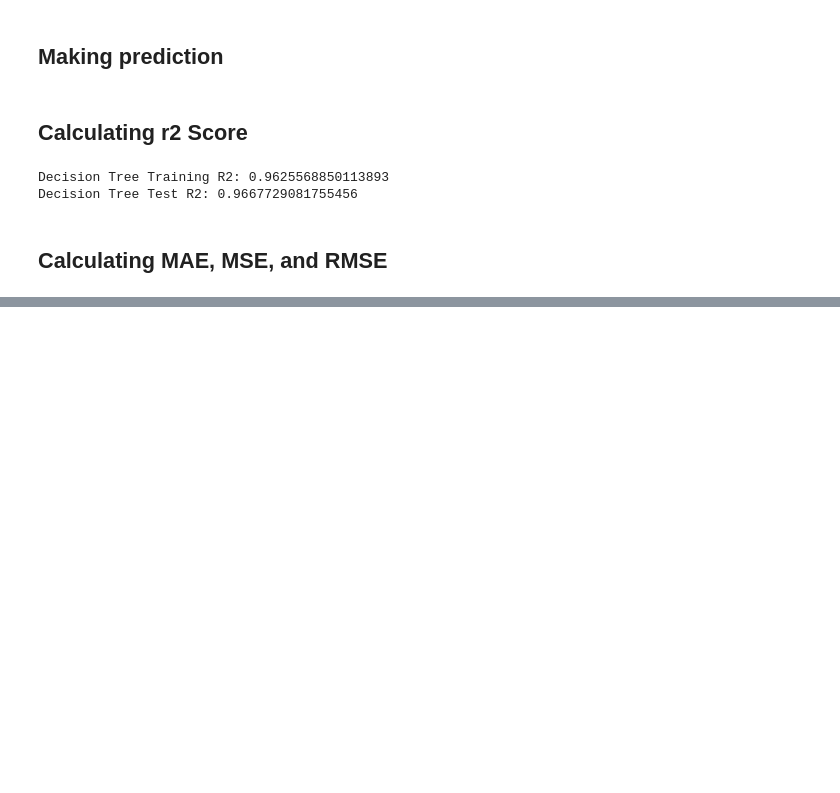
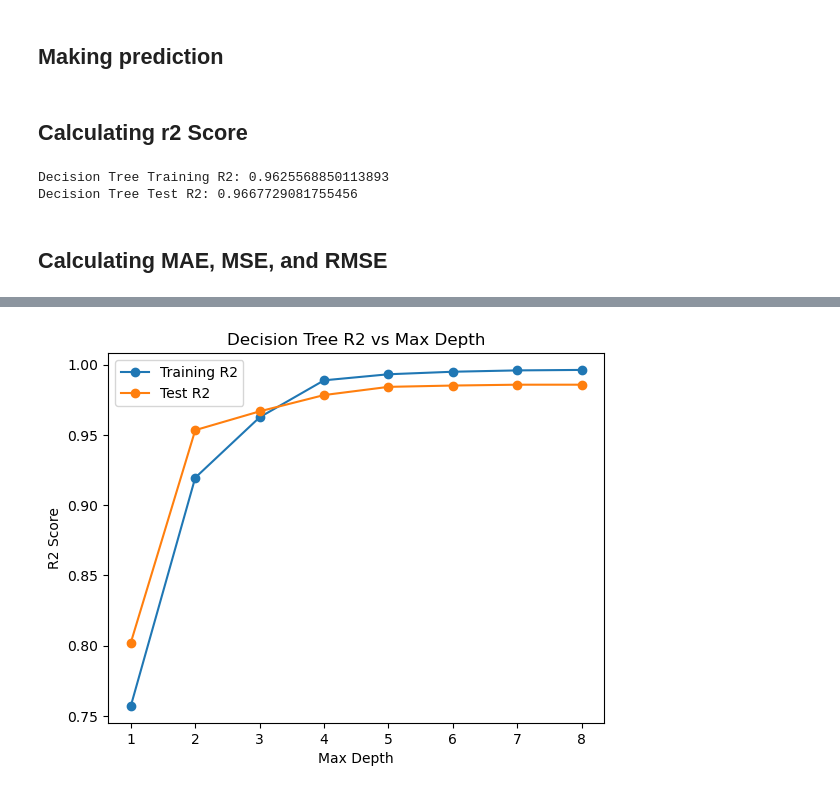
Before and after one commit to OleSuyaye/student-marks-regression, a Jupyter notebook: notebooks/student_marks.ipynb, the cells around one changed output, grey strips where cells are left out. Saved outputs shown, nothing was run; the diff lists cells and outputs as text; code cells hidden in the pictures; blank space fills up the shorter version.

```diff
--- a/notebooks/student_marks.ipynb
+++ b/notebooks/student_marks.ipynb
@@ -259,0 +290,28 @@ Decision Tree RMSE: 2.955826020368418
+# %%
+depths = [1,2,3,4,5,6,7,8]
+train_r2_score_list = []
+test_r2_score_list = []
+
+for depth in depths:
+    tree = DecisionTreeRegressor(
+        max_depth= depth,
+        min_samples_split= 4,
+        min_samples_leaf= 2,
+        random_state= 42
+    )
+
+    tree.fit(X_train, y_train)
+
+    train_pred = tree.predict(X_train)
+    test_pred = tree.predict(X_test)
+
+    train_r2_score = r2_score(y_train, train_pred)
+    test_r2_score = r2_score(y_test, test_pred)
+
+    train_r2_score_list.append(train_r2_score)
+    test_r2_score_list.append(test_r2_score)
+
+    print("Max_depth: ", depth,
+          "Train r2 score: ", train_r2_score,
+          "Test r2 score: ", test_r2_score
+          )
@@ -259,0 +327,11 @@ Decision Tree RMSE: 2.955826020368418
+# %%
+plt.plot(depths, train_r2_score_list, marker="o", label="Training R2")
+plt.plot(depths, test_r2_score_list, marker="o", label="Test R2")
+
+plt.xlabel("Max Depth")
+plt.ylabel("R2 Score")
+plt.title("Decision Tree R2 vs Max Depth")
+plt.legend()
+plt.show()
+# %% [output]
+[figure, added]
```
Also changed, not shown: parts of 21 cells of this notebook.
